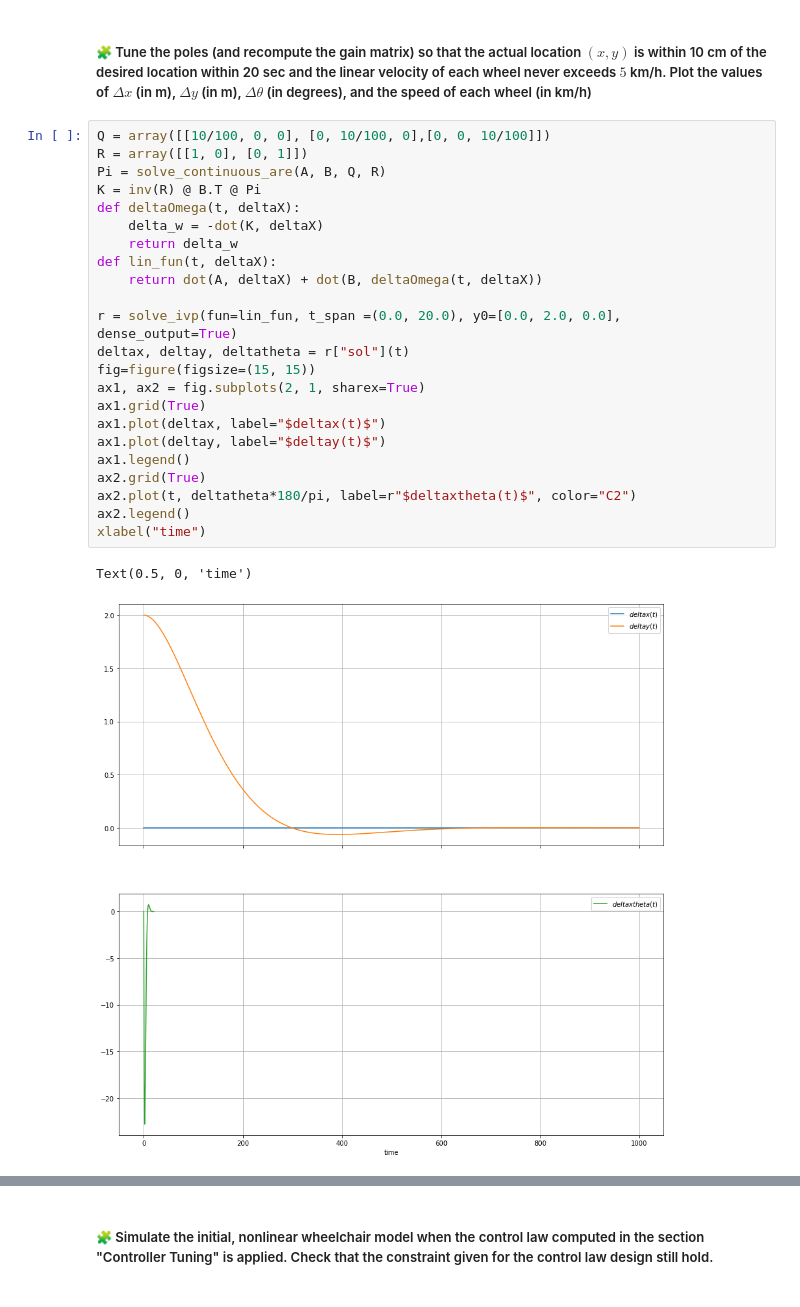
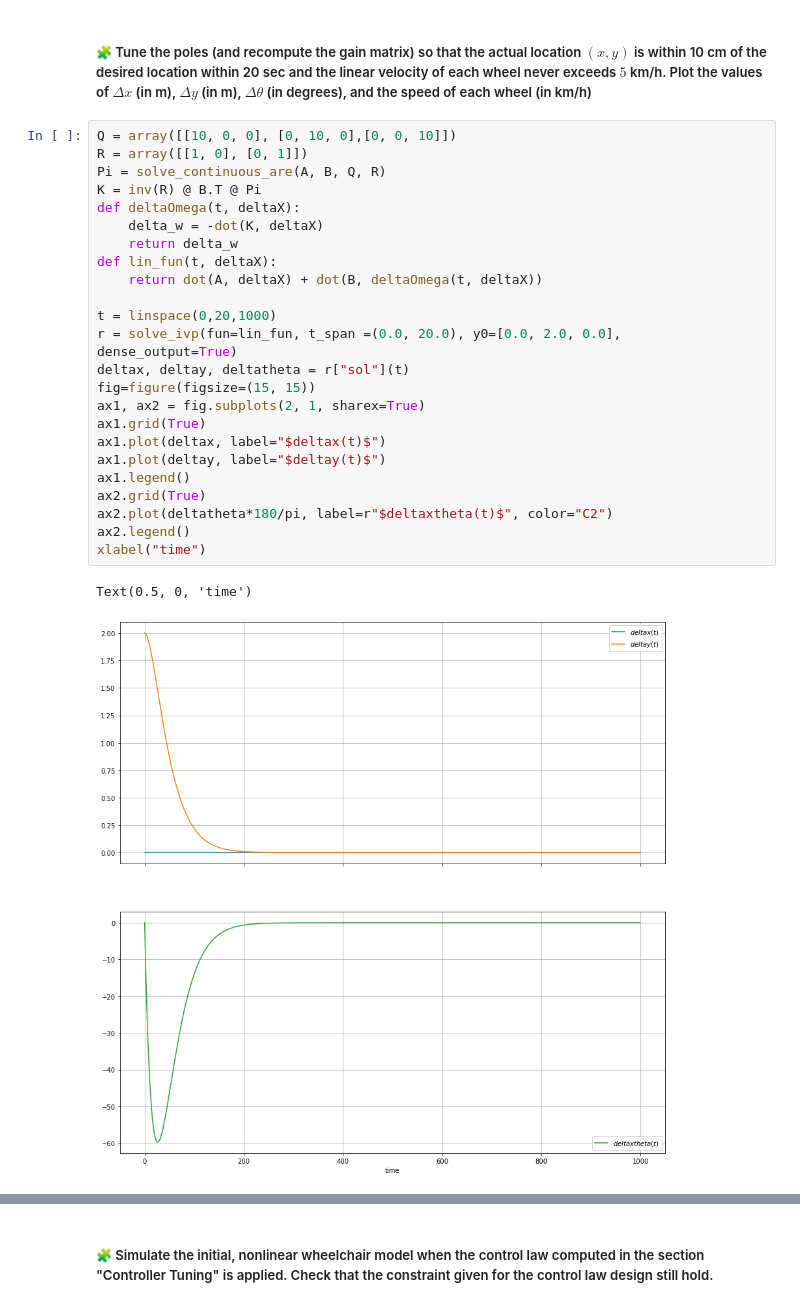
Before and after one commit to Said-taoussi/Control-engineering-with-python, a Jupyter notebook: Project-2.ipynb, the cells around one changed output, grey strips where cells are left out. Cells and saved outputs as stored; diff of their text form.

```diff
--- a/Project-2.ipynb
+++ b/Project-2.ipynb
@@ -742,31 +742,32 @@ ax.legend()
 # %% [markdown]
 ##### 🧩 Tune the poles (and recompute the gain matrix) so that the actual location $(x, y)$ is within 10 cm of the desired location within 20 sec and the linear velocity of each wheel never exceeds $5$ km/h. Plot the values of $\Delta x$ (in m), $\Delta y$ (in m), $\Delta \theta$ (in degrees), and the speed of each wheel (in km/h)
 # %%
-Q = array([[10/100, 0, 0], [0, 10/100, 0],[0, 0, 10/100]])
+Q = array([[10, 0, 0], [0, 10, 0],[0, 0, 10]])
 R = array([[1, 0], [0, 1]])
 Pi = solve_continuous_are(A, B, Q, R)
 K = inv(R) @ B.T @ Pi
 def deltaOmega(t, deltaX):
     delta_w = -dot(K, deltaX)
     return delta_w
 def lin_fun(t, deltaX):
     return dot(A, deltaX) + dot(B, deltaOmega(t, deltaX))
 
+t = linspace(0,20,1000)
 r = solve_ivp(fun=lin_fun, t_span =(0.0, 20.0), y0=[0.0, 2.0, 0.0], dense_output=True)
 deltax, deltay, deltatheta = r["sol"](t)
 fig=figure(figsize=(15, 15))
 ax1, ax2 = fig.subplots(2, 1, sharex=True)
 ax1.grid(True)
 ax1.plot(deltax, label="$deltax(t)$")
 ax1.plot(deltay, label="$deltay(t)$")
 ax1.legend()
 ax2.grid(True)
-ax2.plot(t, deltatheta*180/pi, label=r"$deltaxtheta(t)$", color="C2")
+ax2.plot(deltatheta*180/pi, label=r"$deltaxtheta(t)$", color="C2")
 ax2.legend()
 xlabel("time")
 # %% [output]
 Text(0.5, 0, 'time')
-[figure, old version]
+[figure, new version]
 # %%
 dOmega_l = array([deltaOmega(temp, r["sol"](temp))[0] for temp in t])
 dOmega_r = array([deltaOmega(temp, r["sol"](temp))[1] for temp in t])
```
Also changed, not shown: parts of 4 cells of this notebook.
